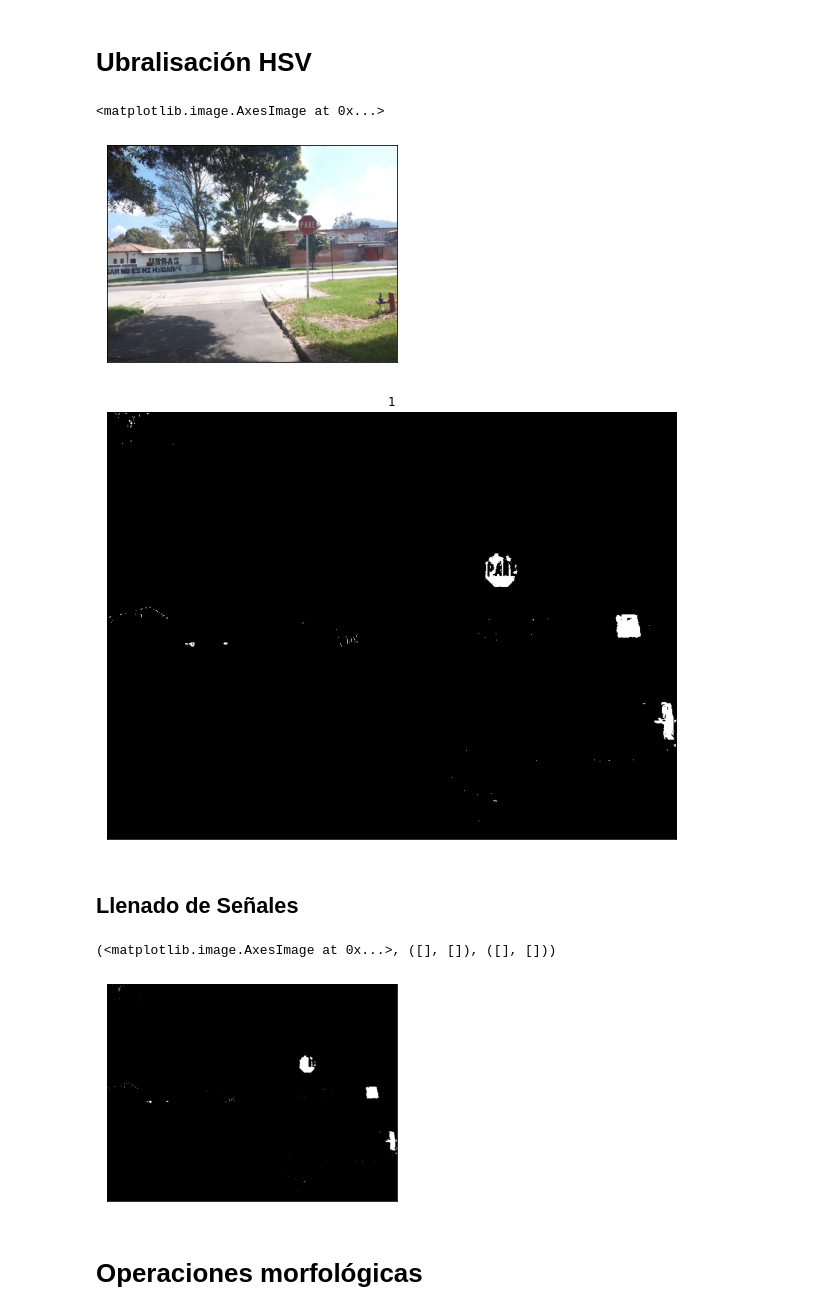
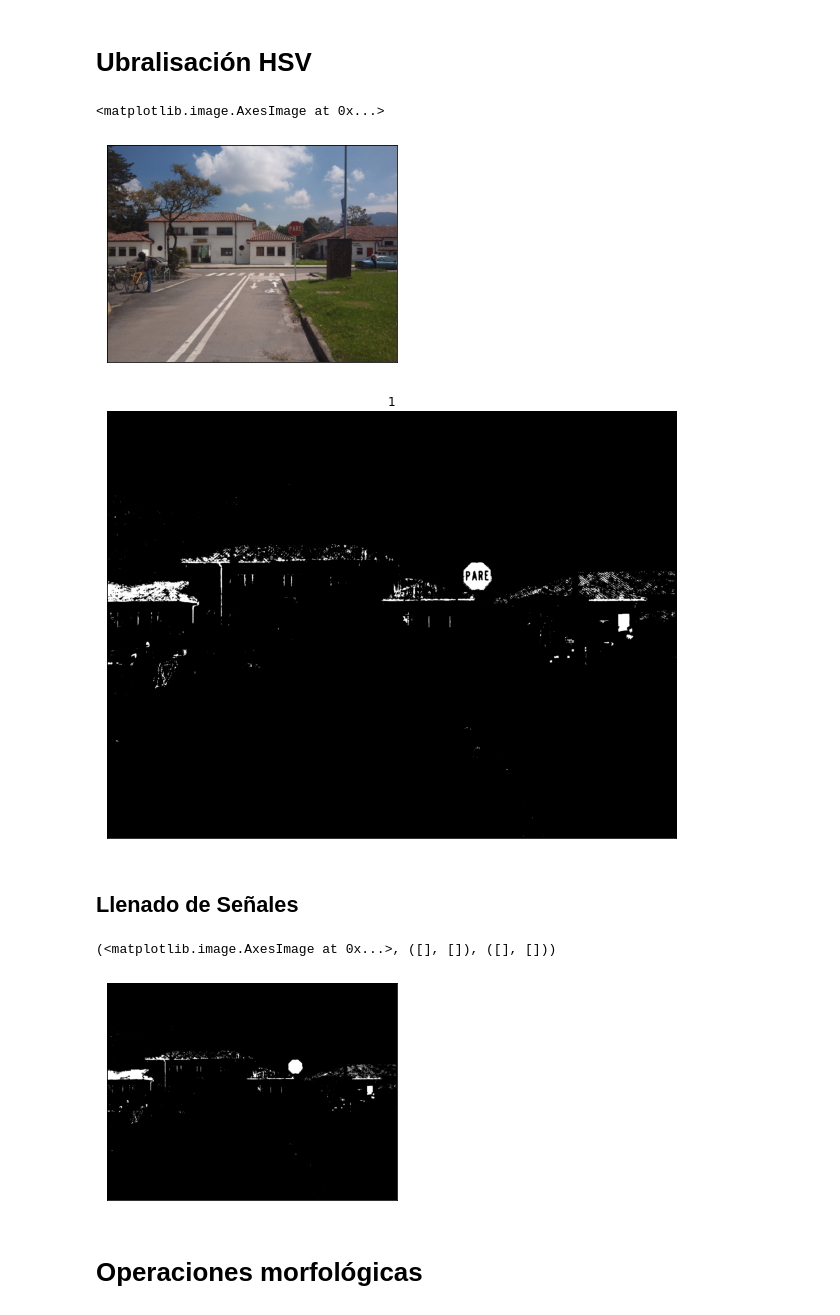
Before and after one commit to jspinaj/Computer-Vision, a Jupyter notebook: Segundo Avance/Circulos.ipynb, the cells around one changed output. Drawn from its saved outputs; the diff is of its cells as text; code cells hidden in the pictures.

```diff
--- a/Segundo Avance/Circulos.ipynb
+++ b/Segundo Avance/Circulos.ipynb
@@ -66,13 +66,13 @@ def umbral_hsv_rojo(imagen):
     plt.subplots_adjust(top=4, bottom=0.1, left=0.10, right=3, hspace=0.1, wspace=0.2)
     return maskRed
 # %%
-ima=ima9.copy()
+ima=ima5.copy()
 ima_umb=umbral_hsv_rojo(ima)
 plt.imshow(ima_umb,cmap="gray")
 # %% [output]
 <matplotlib.image.AxesImage at 0x...>
-[figure, old version]
+[figure, new version]
-[figure, old version]
+[figure, new version]
 # %% [markdown]
 ## Llenado de Señales
 # %%
@@ -116,7 +116,7 @@ ima_llenado=llenado(ima_umb)
 plt.imshow(ima_llenado, cmap="gray"),plt.xticks([]), plt.yticks([])
 # %% [output]
 (<matplotlib.image.AxesImage at 0x...>, ([], []), ([], []))
-[figure, old version]
+[figure, new version]
 # %% [markdown]
 # Operaciones morfológicas
 # %%
```
Also changed, not shown: parts of 22 cells of this notebook, 1 other file.
